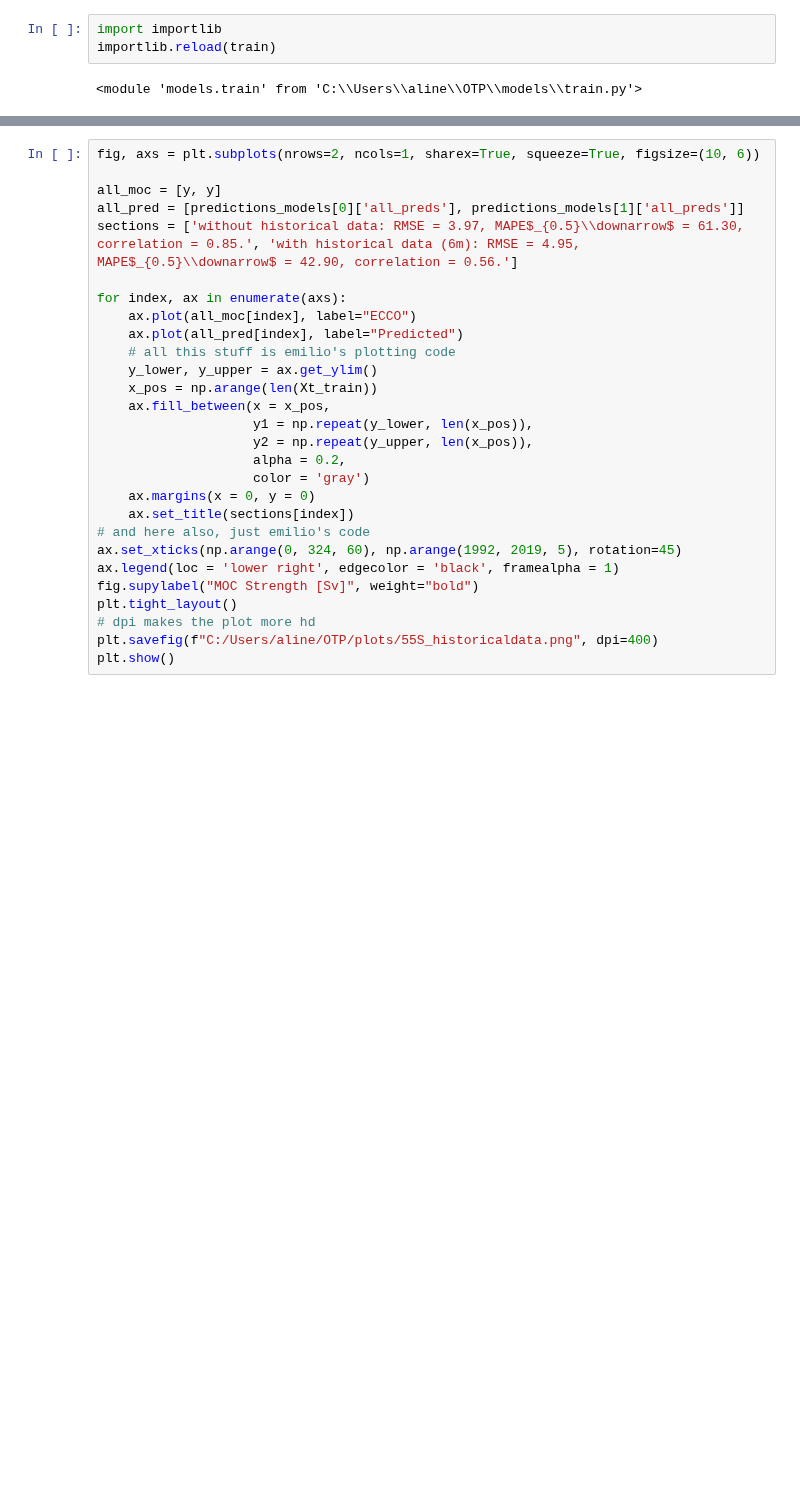
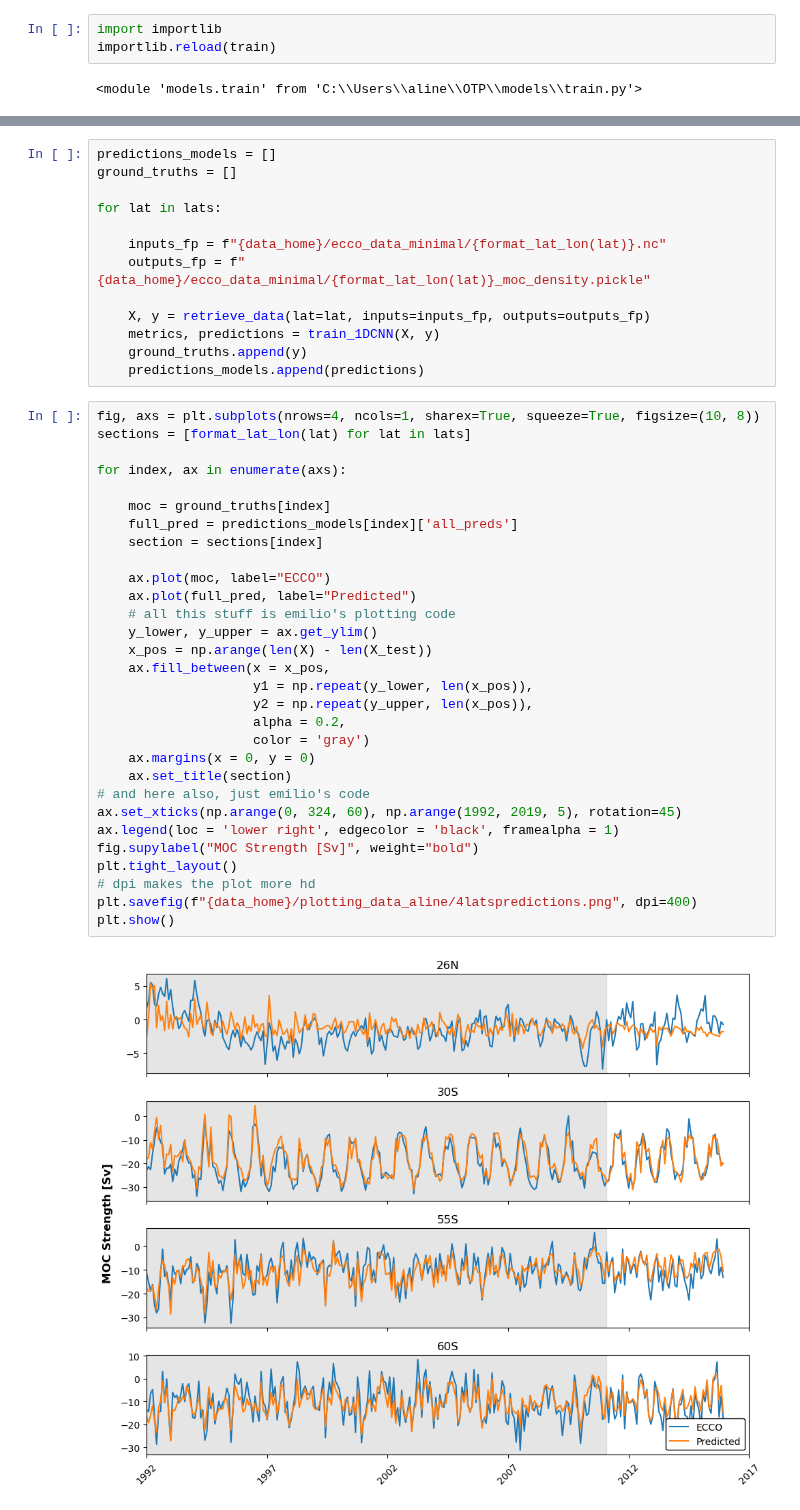
Before and after one commit to ai4er-cdt/OTP, a Jupyter notebook: notebooks/neural_networks.ipynb, the cells around one changed output, grey strips where cells are left out. Saved outputs shown, nothing was run; the diff lists cells and outputs as text; blank space fills up the shorter version.

```diff
--- a/notebooks/neural_networks.ipynb
+++ b/notebooks/neural_networks.ipynb
@@ -292,28 +352,45 @@ plt.show()
+# %%
+predictions_models = []
+ground_truths = []
+
+for lat in lats:
+
+    inputs_fp = f"{data_home}/ecco_data_minimal/{format_lat_lon(lat)}.nc"
+    outputs_fp = f"{data_home}/ecco_data_minimal/{format_lat_lon(lat)}_moc_density.pickle"
+
+    X, y = retrieve_data(lat=lat, inputs=inputs_fp, outputs=outputs_fp)
+    metrics, predictions = train_1DCNN(X, y)
+    ground_truths.append(y)
+    predictions_models.append(predictions)
 # %%
-fig, axs = plt.subplots(nrows=2, ncols=1, sharex=True, squeeze=True, figsize=(10, 6))
-
-all_moc = [y, y]
-all_pred = [predictions_models[0]['all_preds'], predictions_models[1]['all_preds']]
-sections = ['without historical data: RMSE = 3.97, MAPE$_{0.5}\\downarrow$ = 61.30, correlation = 0.85.', 'with historical data (6m): RMSE = 4.95, MAPE$_{0.5}\\downarrow$ = 42.90, correlation = 0.56.']
+fig, axs = plt.subplots(nrows=4, ncols=1, sharex=True, squeeze=True, figsize=(10, 8))
+sections = [format_lat_lon(lat) for lat in lats]
 
 for index, ax in enumerate(axs):
-    ax.plot(all_moc[index], label="ECCO")
-    ax.plot(all_pred[index], label="Predicted")
+
+    moc = ground_truths[index]
+    full_pred = predictions_models[index]['all_preds']
+    section = sections[index]
+
+    ax.plot(moc, label="ECCO")
+    ax.plot(full_pred, label="Predicted")
     # all this stuff is emilio's plotting code
     y_lower, y_upper = ax.get_ylim()
-    x_pos = np.arange(len(Xt_train))
+    x_pos = np.arange(len(X) - len(X_test))
     ax.fill_between(x = x_pos,
                     y1 = np.repeat(y_lower, len(x_pos)),
                     y2 = np.repeat(y_upper, len(x_pos)),
                     alpha = 0.2,
                     color = 'gray')
     ax.margins(x = 0, y = 0)
-    ax.set_title(sections[index])
+    ax.set_title(section)
 # and here also, just emilio's code
 ax.set_xticks(np.arange(0, 324, 60), np.arange(1992, 2019, 5), rotation=45)
 ax.legend(loc = 'lower right', edgecolor = 'black', framealpha = 1)
 fig.supylabel("MOC Strength [Sv]", weight="bold")
 plt.tight_layout()
 # dpi makes the plot more hd
-plt.savefig(f"C:/Users/aline/OTP/plots/55S_historicaldata.png", dpi=400)
+plt.savefig(f"{data_home}/plotting_data_aline/4latspredictions.png", dpi=400)
 plt.show()
+# %% [output]
+[figure, added]
```
Also changed, not shown: parts of 27 cells of this notebook, 2 other files.
